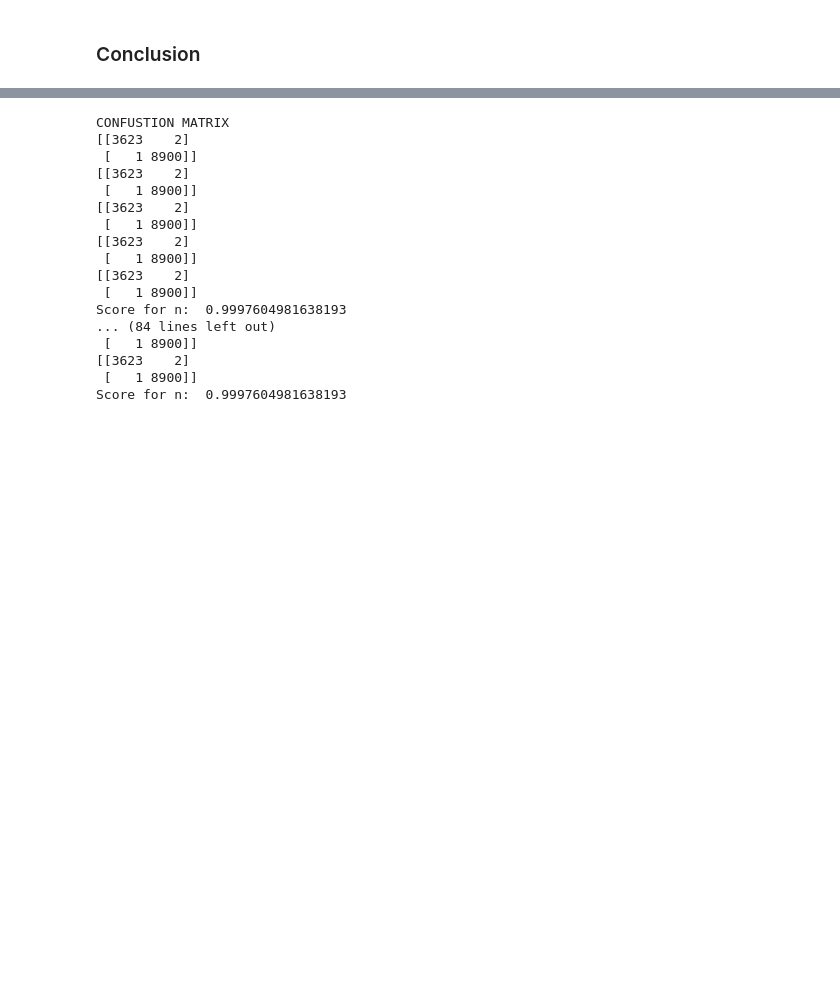
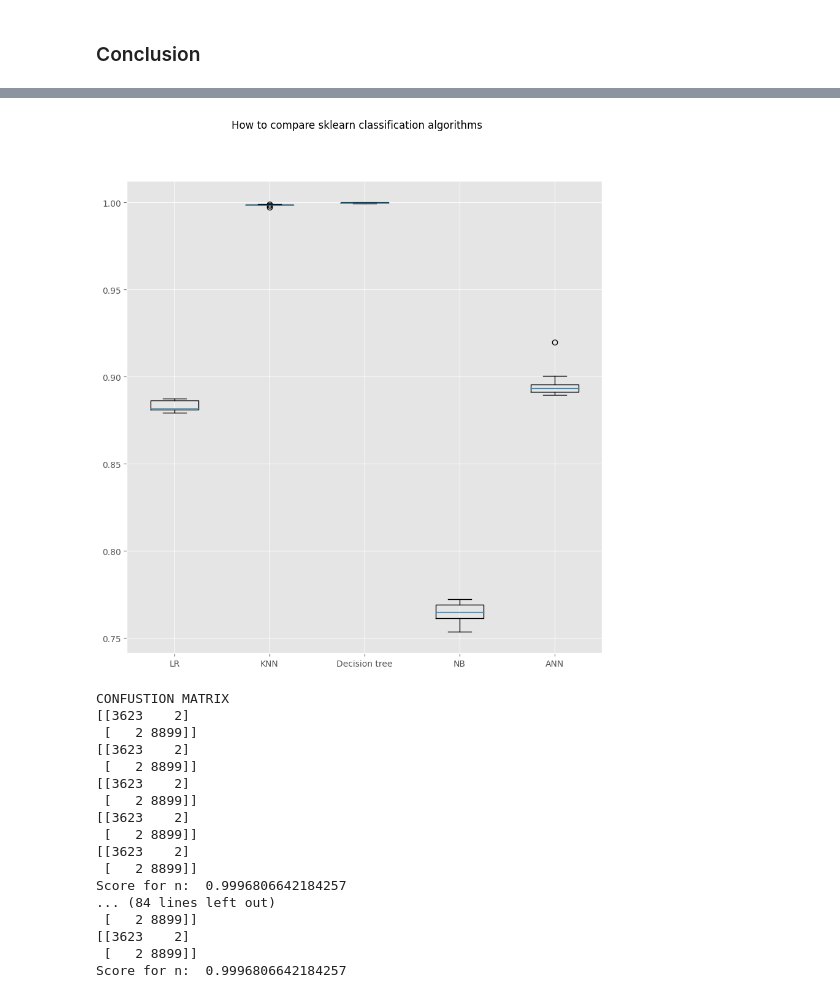
Before and after one commit to Mitchelle-Creado-15-06-1997/Smoke-Detection, a Jupyter notebook: v2/sklearn.ipynb, the cells around one changed output, grey strips where cells are left out. Saved outputs shown, nothing was run; the diff lists cells and outputs as text; code cells hidden in the pictures; blank space fills up the shorter version.

Commit message:
comparison

```diff
--- a/v2/sklearn.ipynb
+++ b/v2/sklearn.ipynb
@@ -384,3 +388,26 @@ for each_model in range(len(imp_features)):
 # %%
 KFModel = StratifiedKFold(n_splits=5)
 p_rf= np.zeros(training_outputs.shape[0])
+# %%
+seed = 50
+kfold = model_selection.KFold(n_splits=10, random_state=seed, shuffle=True)
+# %%
+models = []
+models.append(('LR', LogisticRegression(solver='lbfgs', max_iter=1000)))
+models.append(('KNN', KNeighborsClassifier()))
+models.append(('Decision tree', DecisionTreeClassifier()))
+# models.append(('Gradient Boosting', GradientBoostingClassifier()))
+# models.append(('AdaBoost', AdaBoostClassifier()))
+models.append(('NB', GaussianNB()))
+models.append(('ANN', MLPClassifier(solver='lbfgs', alpha=1e-5,hidden_layer_sizes=(5, 2), random_state=1)))
+# %%
+results = []
+names = []
+scoring = 'accuracy'
+for name, model in models:
+        kfold = model_selection.KFold(n_splits=10, random_state=seed, shuffle=True)
+        cv_results = model_selection.cross_val_score(model, X_train, y_train, cv=kfold, scoring=scoring)
+        results.append(cv_results)
+        names.append(name)
+        msg = "%s: %f (%f)" % (name, cv_results.mean(), cv_results.std())
+        print(msg)
@@ -387,9 +442,19 @@ p_rf= np.zeros(training_outputs.shape[0])
+# %%
+fig = plt.figure(figsize=(10,10))
+fig.suptitle('How to compare sklearn classification algorithms')
+ax = fig.add_subplot(111)
+plt.boxplot(results)
+ax.set_xticklabels(names)
+plt.savefig('comparison.png')
+plt.show()
+# %% [output]
+[figure, added]
 # %%
 print("CONFUSTION MATRIX")
 for n in range(10,100,10):
     for train,test in KFModel.split(training_inputs,training_outputs):
         X_train,X_test,Y_train,Y_test = train_test_split(training_inputs,training_outputs,test_size=0.2,random_state=33)
-        classifier_gb = GradientBoostingClassifier(n_estimators=100,learning_rate=1.0,max_depth=1,random_state=33)
+        classifier_gb = DecisionTreeClassifier(criterion='entropy', splitter='best', max_depth=10)
         classifier_gb.fit(X_train,Y_train.values.ravel())
         Y_pred = classifier_gb.predict(X_test)
         conf_mat=confusion_matrix(Y_test,Y_pred)
@@ -399,18 +464,18 @@ for n in range(10,100,10):
 # %% [output]
 CONFUSTION MATRIX
 [[3623    2]
- [   1 8900]]
+ [   2 8899]]
 [[3623    2]
- [   1 8900]]
+ [   2 8899]]
 [[3623    2]
- [   1 8900]]
+ [   2 8899]]
 [[3623    2]
- [   1 8900]]
+ [   2 8899]]
 [[3623    2]
- [   1 8900]]
-Score for n:  0.9997604981638193
+ [   2 8899]]
+Score for n:  0.9996806642184257
 ... (84 lines left out)
- [   1 8900]]
+ [   2 8899]]
 [[3623    2]
- [   1 8900]]
-Score for n:  0.9997604981638193
+ [   2 8899]]
+Score for n:  0.9996806642184257
```
Also changed, not shown: parts of 11 cells of this notebook, 7 other files.
